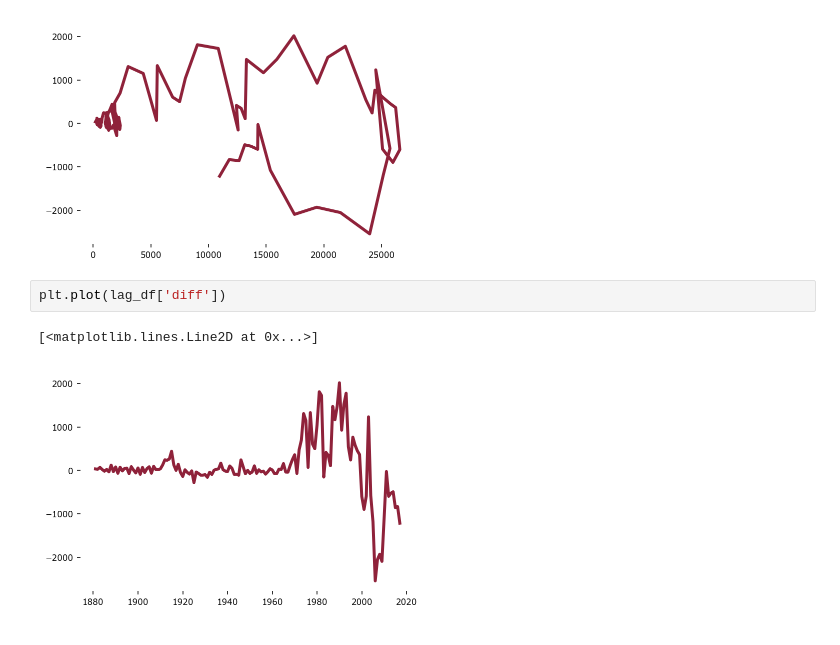
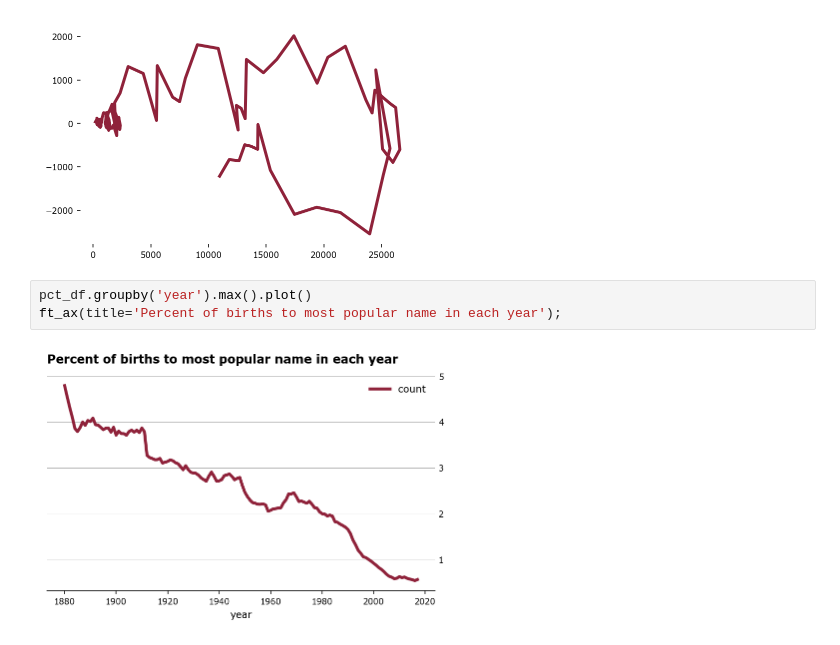
Before and after one commit to frtennis1/am115-baby-names, a Jupyter notebook: 01-data-exploration.ipynb, the cells around one changed output. Cells and saved outputs as stored; diff of their text form.

```diff
--- a/01-data-exploration.ipynb
+++ b/01-data-exploration.ipynb
@@ -103,8 +108,8 @@ plt.plot(lag_df.y_lag, lag_df['diff'])
 # %% [output]
 [<matplotlib.lines.Line2D at 0x...>]
 [figure]
-# %%
-plt.plot(lag_df['diff'])
-# %% [output]
-[<matplotlib.lines.Line2D at 0x...>]
-[figure, removed]
+# %%
+pct_df.groupby('year').max().plot()
+ft_ax(title='Percent of births to most popular name in each year');
+# %% [output]
+[figure, added]
```
Also changed, not shown: parts of 8 cells of this notebook, 4 other files.
